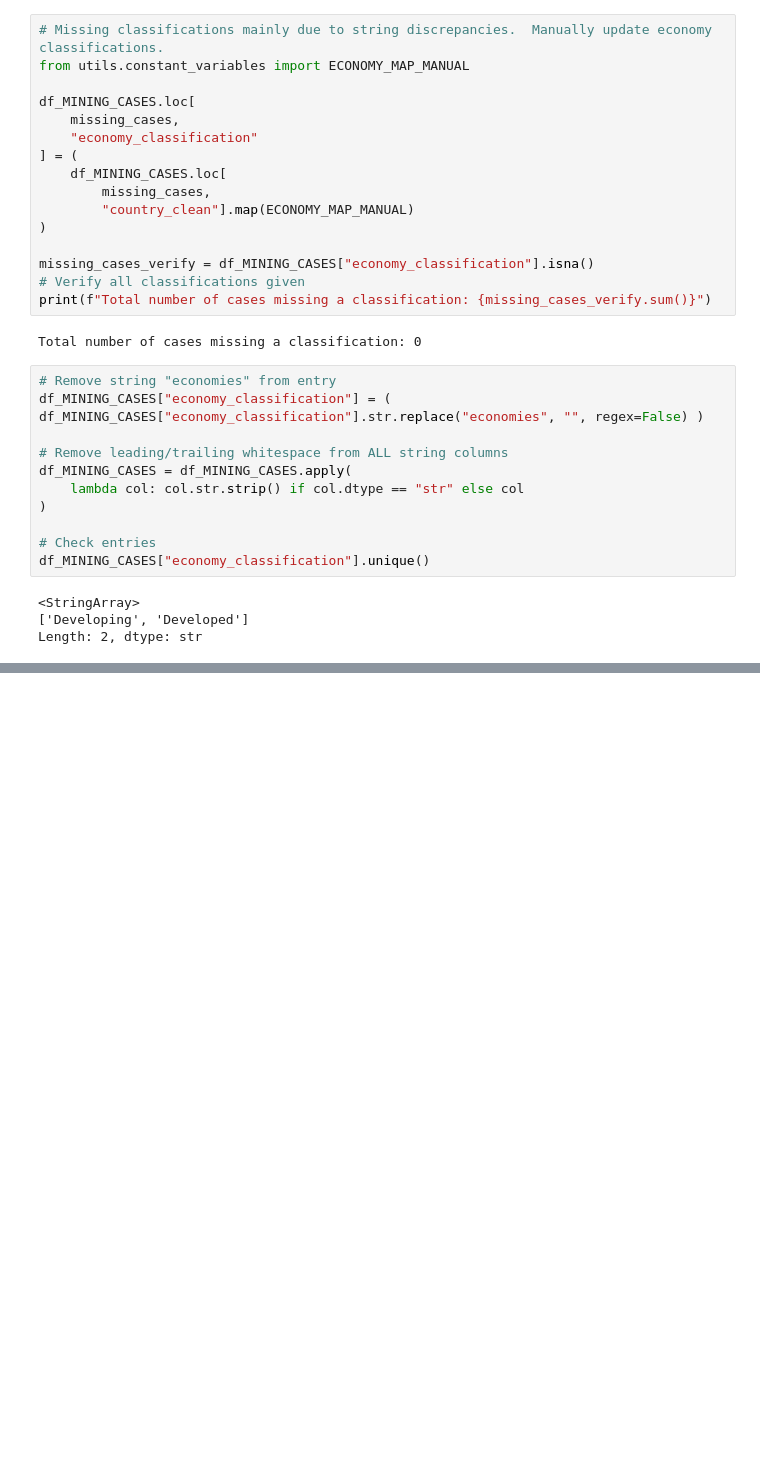
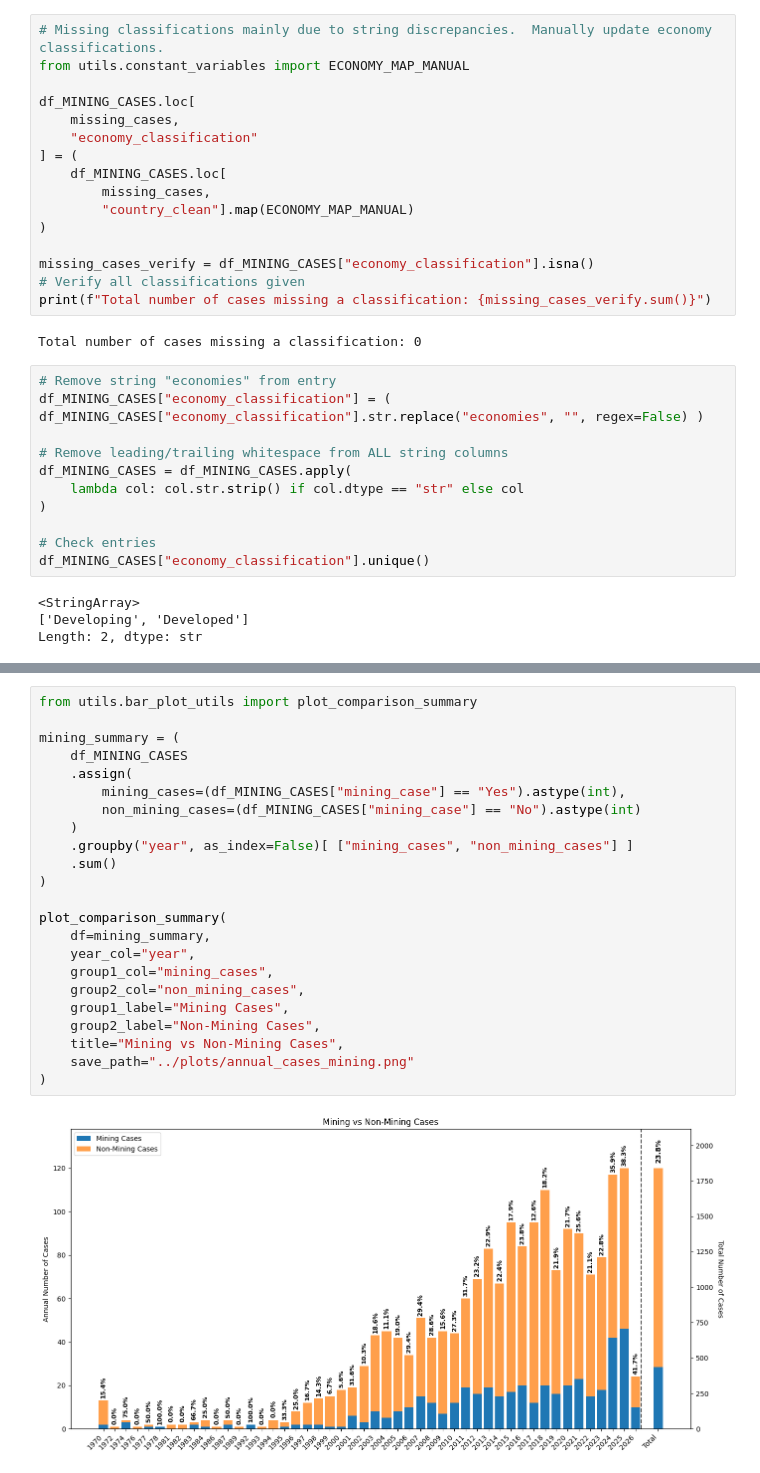
Before and after one commit to elgodwin-qmul/ISDS, a Jupyter notebook: notebooks/analysis.ipynb, the cells around one changed output, grey strips where cells are left out. Cells and saved outputs as stored; diff of their text form; blank space fills up the shorter version.

```diff
--- a/notebooks/analysis.ipynb
+++ b/notebooks/analysis.ipynb
@@ -597,0 +622,25 @@ Length: 2, dtype: str
+# %%
+from utils.bar_plot_utils import plot_comparison_summary
+
+mining_summary = (
+    df_MINING_CASES
+    .assign(
+        mining_cases=(df_MINING_CASES["mining_case"] == "Yes").astype(int),
+        non_mining_cases=(df_MINING_CASES["mining_case"] == "No").astype(int)
+    )
+    .groupby("year", as_index=False)[ ["mining_cases", "non_mining_cases"] ]
+    .sum()
+)
+
+plot_comparison_summary(
+    df=mining_summary,
+    year_col="year",
+    group1_col="mining_cases",
+    group2_col="non_mining_cases",
+    group1_label="Mining Cases",
+    group2_label="Non-Mining Cases",
+    title="Mining vs Non-Mining Cases",
+    save_path="../plots/annual_cases_mining.png"
+)
+# %% [output]
+[figure, added]
```
Also changed, not shown: parts of 4 cells of this notebook, 2 other files.
